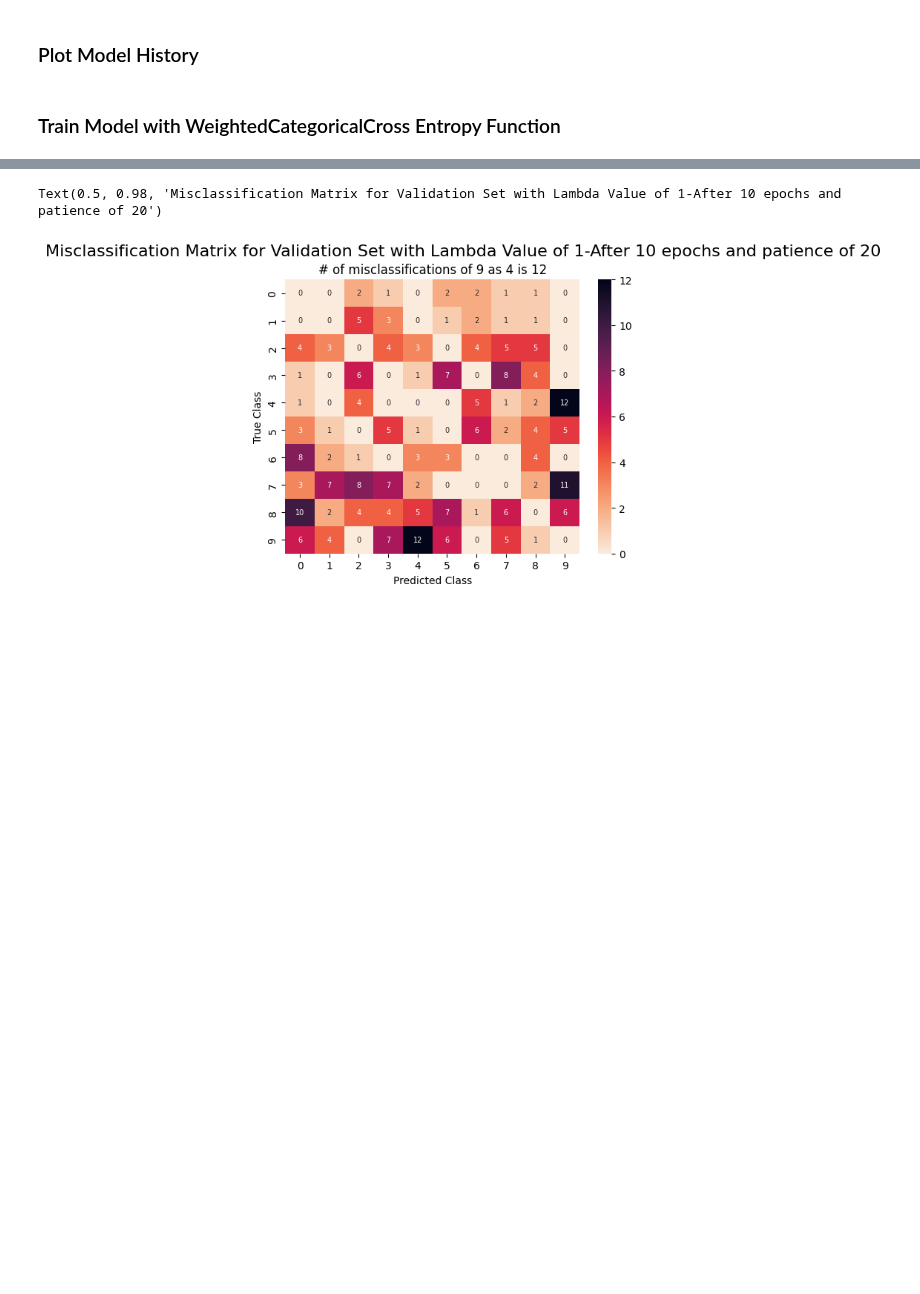
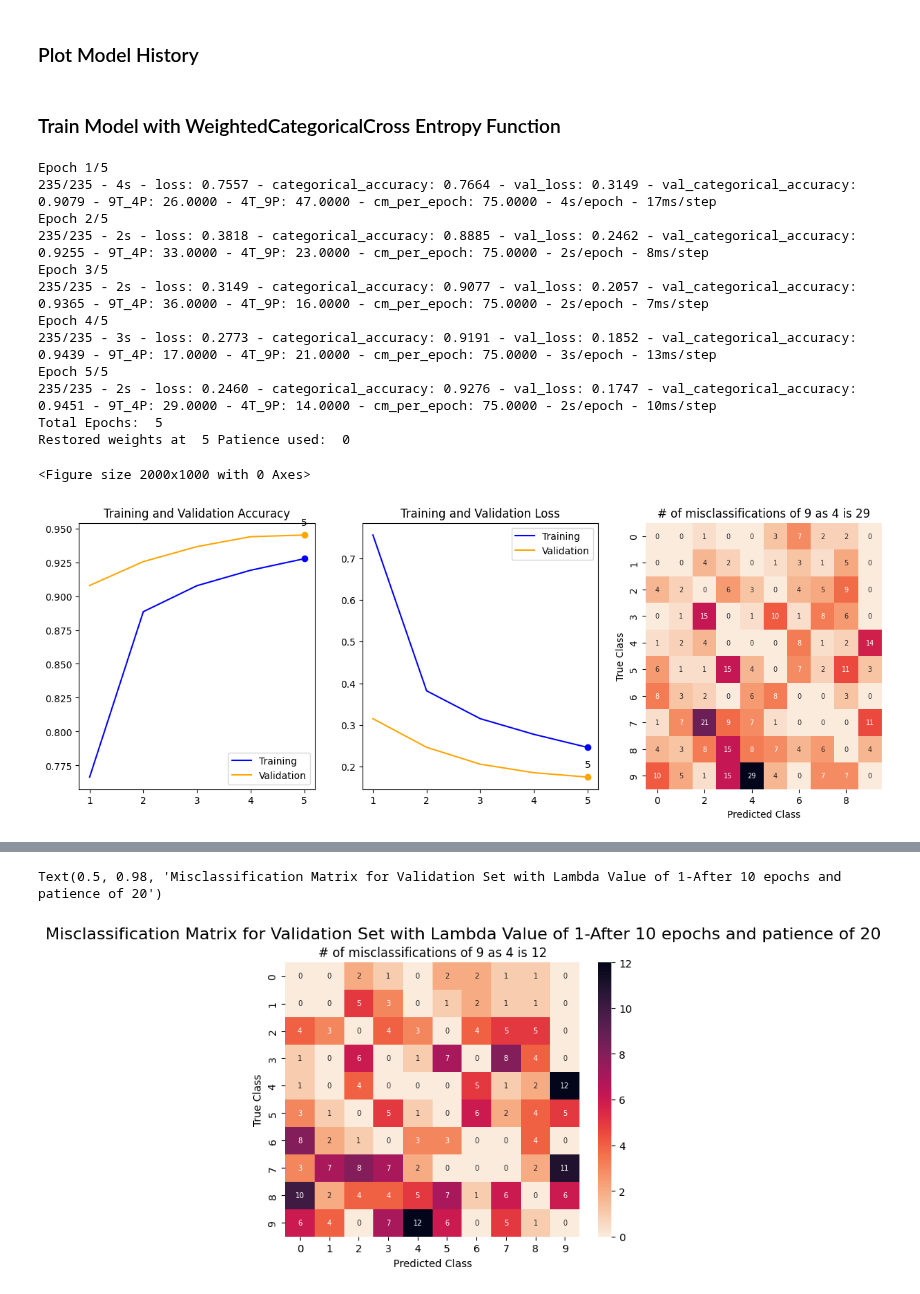
Before and after one commit to RachelRamirez/misclassification_matrix, a Jupyter notebook: PreExperiment_PA_Shfl_40D_Lambda1_Lambda2_FineTuning.ipynb, the cells around one changed output, grey strips where cells are left out. Cells and saved outputs as stored; diff of their text form; code cells hidden in the pictures; blank space fills up the shorter version.

```diff
--- a/PreExperiment_PA_Shfl_40D_Lambda1_Lambda2_FineTuning.ipynb
+++ b/PreExperiment_PA_Shfl_40D_Lambda1_Lambda2_FineTuning.ipynb
@@ -464,0 +394,69 @@ plot_model_history(model_history2, nb_epoch)
+# %%
+#As of 4/18 I am changing this code to save weights initially after five epochs using lambdavalue=1 initially
+
+rms = RMSprop()  #https://keras.io/api/optimizers/rmsprop/
+
+patience = 0
+lambda_val =1
+nb_epoch = 5
+
+
+cost_matrix = np.ones((10,10))
+Truth=9
+Predicted=4
+cost_matrix[Truth, Predicted] = lambda_val
+
+
+# Define the per-epoch callback.
+cm_callback = tf.keras.callbacks.LambdaCallback(on_epoch_end=log_confusion_matrix, )
+es_callback = tf.keras.callbacks.EarlyStopping(monitor='val_loss', patience=patience, verbose=1, restore_best_weights = True)
+
+
+model = create_model(cost_matrix)
+
+# save the model weights
+model.save_weights('initial_0epochs.h5')
+
+model_history = model.fit(X_train, Y_train,  batch_size=batch_size, epochs=5, verbose=2,
+        validation_data=(X_val, Y_val), shuffle=True, use_multiprocessing=True, callbacks = [es_callback, cm_callback])
+
+# save the model weights
+model.save_weights('initial_5epochs.h5')
+
+# load the model weights
+model.load_weights('initial_5epochs.h5')
+
+# print("Parameter values specified for this training-cycle.  Number of epochs: ", nb_epoch, "Number of epochs of Patience: ", patience)
+
+# print("The cost of a true ", str(Truth), "  predicted as a ", str(Predicted), " is ", lambda_val  )
+
+
+# ---------------------------------------------------------------------------------------------------------------------------------
+# Training complete.  Make Predictions + Confusion Matrix
+# ---------------------------------------------------------------------------------------------------------------------------------
+
+#Predict
+cm3 = return_cm(model)
+
+
+# ---------------------------------------------------------------------------------------------------------------------------------
+# Plot Training History with Accuracy and Loss and CM
+# ---------------------------------------------------------------------------------------------------------------------------------
+#This function takes in three parameters: tot_epochs, model_history, and restored_weights. It plots two graphs, one for categorical accuracy and one for loss. The graphs plot the training and validation values for the model, and also plot and annotate the value of restored_weights. Finally, it displays the plot.
+
+plot_model_history(model_history, nb_epoch, cm3)
+# %% [output]
+Epoch 1/5
+235/235 - 4s - loss: 0.7557 - categorical_accuracy: 0.7664 - val_loss: 0.3149 - val_categorical_accuracy: 0.9079 - 9T_4P: 26.0000 - 4T_9P: 47.0000 - cm_per_epoch: 75.0000 - 4s/epoch - 17ms/step
+Epoch 2/5
+235/235 - 2s - loss: 0.3818 - categorical_accuracy: 0.8885 - val_loss: 0.2462 - val_categorical_accuracy: 0.9255 - 9T_4P: 33.0000 - 4T_9P: 23.0000 - cm_per_epoch: 75.0000 - 2s/epoch - 8ms/step
+Epoch 3/5
+235/235 - 2s - loss: 0.3149 - categorical_accuracy: 0.9077 - val_loss: 0.2057 - val_categorical_accuracy: 0.9365 - 9T_4P: 36.0000 - 4T_9P: 16.0000 - cm_per_epoch: 75.0000 - 2s/epoch - 7ms/step
+Epoch 4/5
+235/235 - 3s - loss: 0.2773 - categorical_accuracy: 0.9191 - val_loss: 0.1852 - val_categorical_accuracy: 0.9439 - 9T_4P: 17.0000 - 4T_9P: 21.0000 - cm_per_epoch: 75.0000 - 3s/epoch - 13ms/step
+Epoch 5/5
+235/235 - 2s - loss: 0.2460 - categorical_accuracy: 0.9276 - val_loss: 0.1747 - val_categorical_accuracy: 0.9451 - 9T_4P: 29.0000 - 4T_9P: 14.0000 - cm_per_epoch: 75.0000 - 2s/epoch - 10ms/step
+Total Epochs:  5
+Restored weights at  5 Patience used:  0
+<Figure size 2000x1000 with 0 Axes>
+[figure, added]
```
Also changed, not shown: parts of 15 cells of this notebook.
